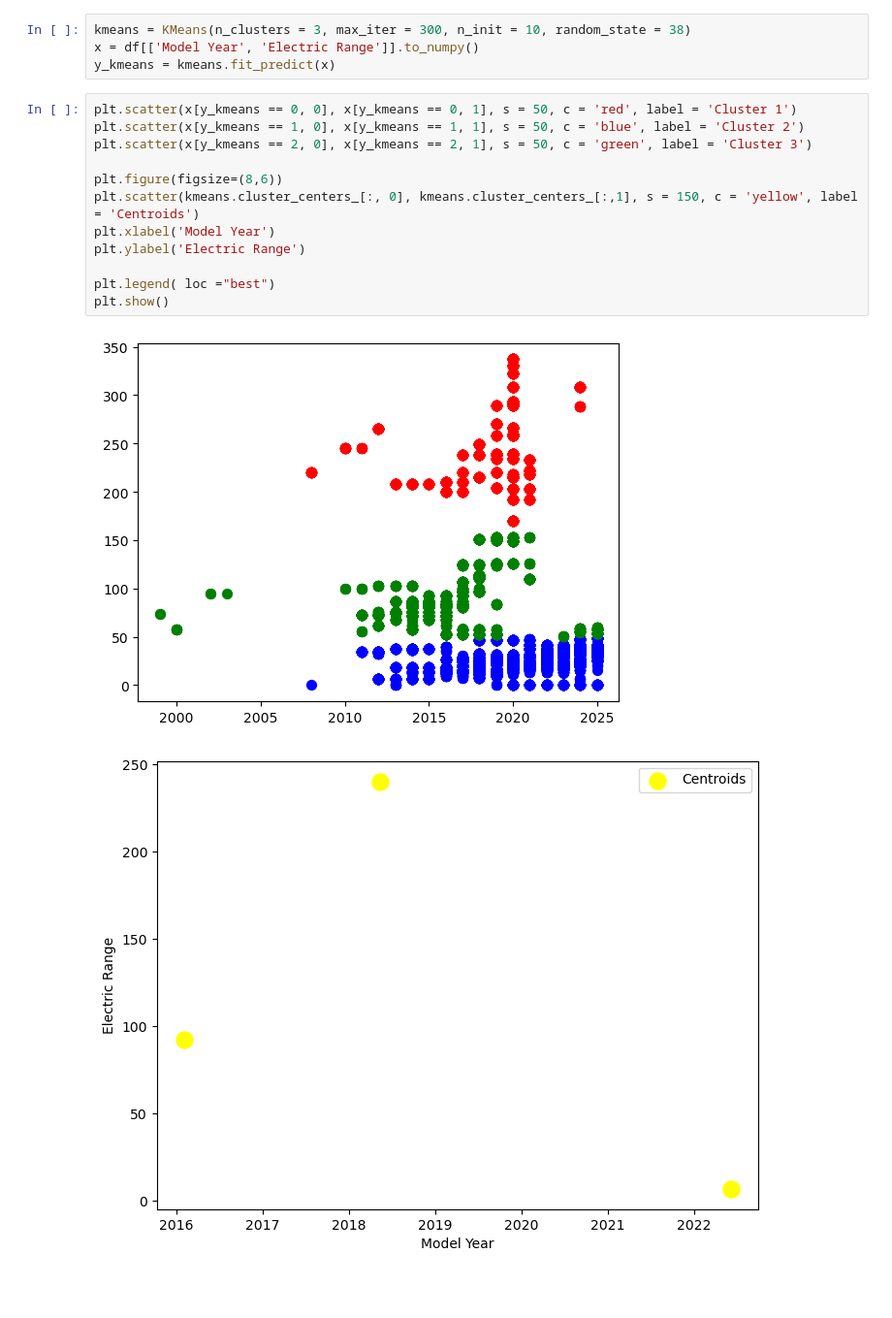
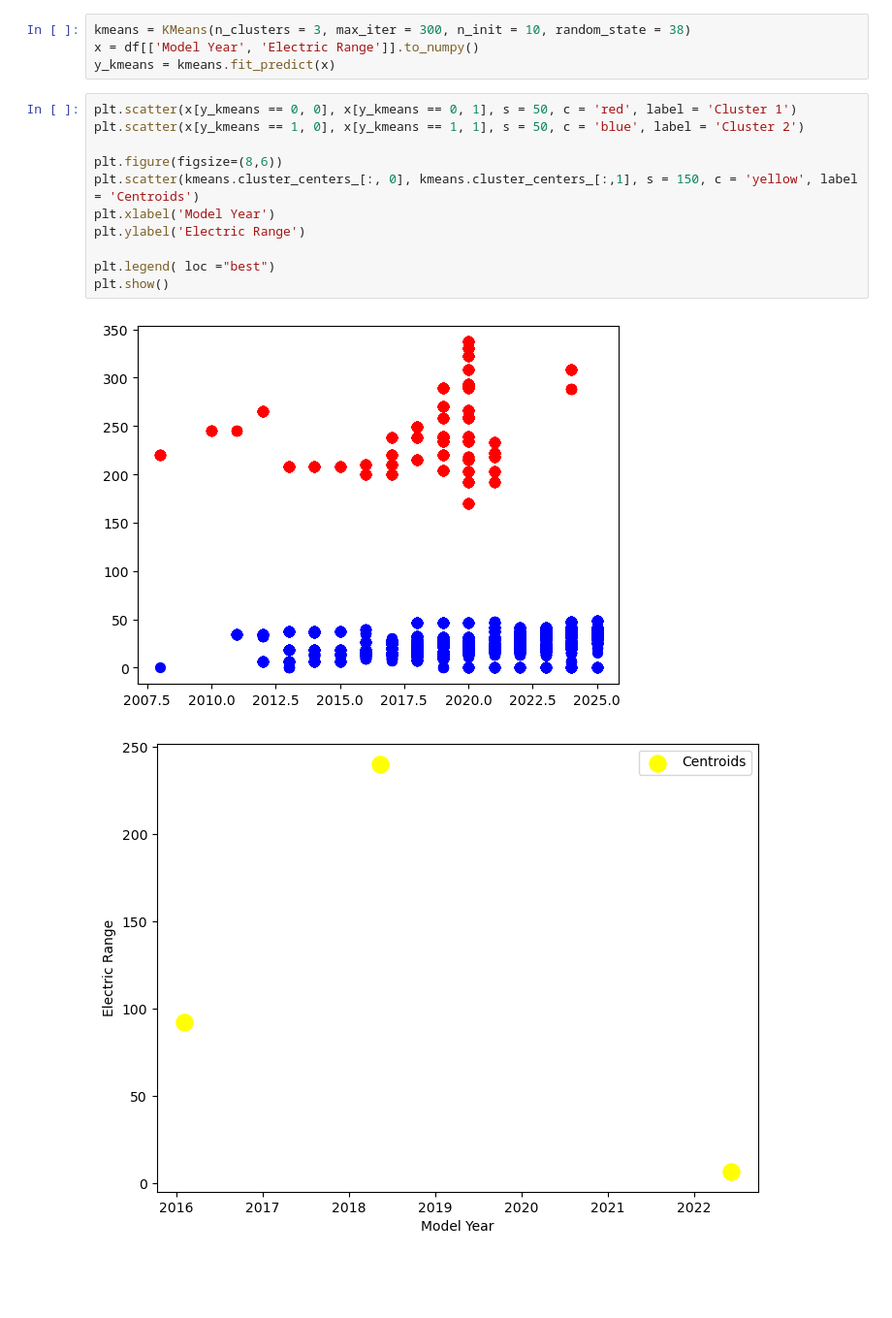
Before and after one commit to Catalina280517/CA-Electric-Vehicles, a Jupyter notebook: CA-Electric Vehicles.ipynb, the cells around one changed output. Shown at 97% size. Cells and saved outputs as stored; diff of their text form.

```diff
--- a/CA-Electric Vehicles.ipynb
+++ b/CA-Electric Vehicles.ipynb
@@ -274,17 +291,16 @@ y_kmeans = kmeans.fit_predict(x)
 # %%
 plt.scatter(x[y_kmeans == 0, 0], x[y_kmeans == 0, 1], s = 50, c = 'red', label = 'Cluster 1')
 plt.scatter(x[y_kmeans == 1, 0], x[y_kmeans == 1, 1], s = 50, c = 'blue', label = 'Cluster 2')
-plt.scatter(x[y_kmeans == 2, 0], x[y_kmeans == 2, 1], s = 50, c = 'green', label = 'Cluster 3')
 
 plt.figure(figsize=(8,6))
 plt.scatter(kmeans.cluster_centers_[:, 0], kmeans.cluster_centers_[:,1], s = 150, c = 'yellow', label = 'Centroids')
 plt.xlabel('Model Year')
 plt.ylabel('Electric Range')
 
 plt.legend( loc ="best")
 plt.show()
 # %% [output]
-[figure, old version]
+[figure, new version]
 [figure]
 # %% [markdown]
 ###
```
Also changed, not shown: parts of 6 cells of this notebook.
